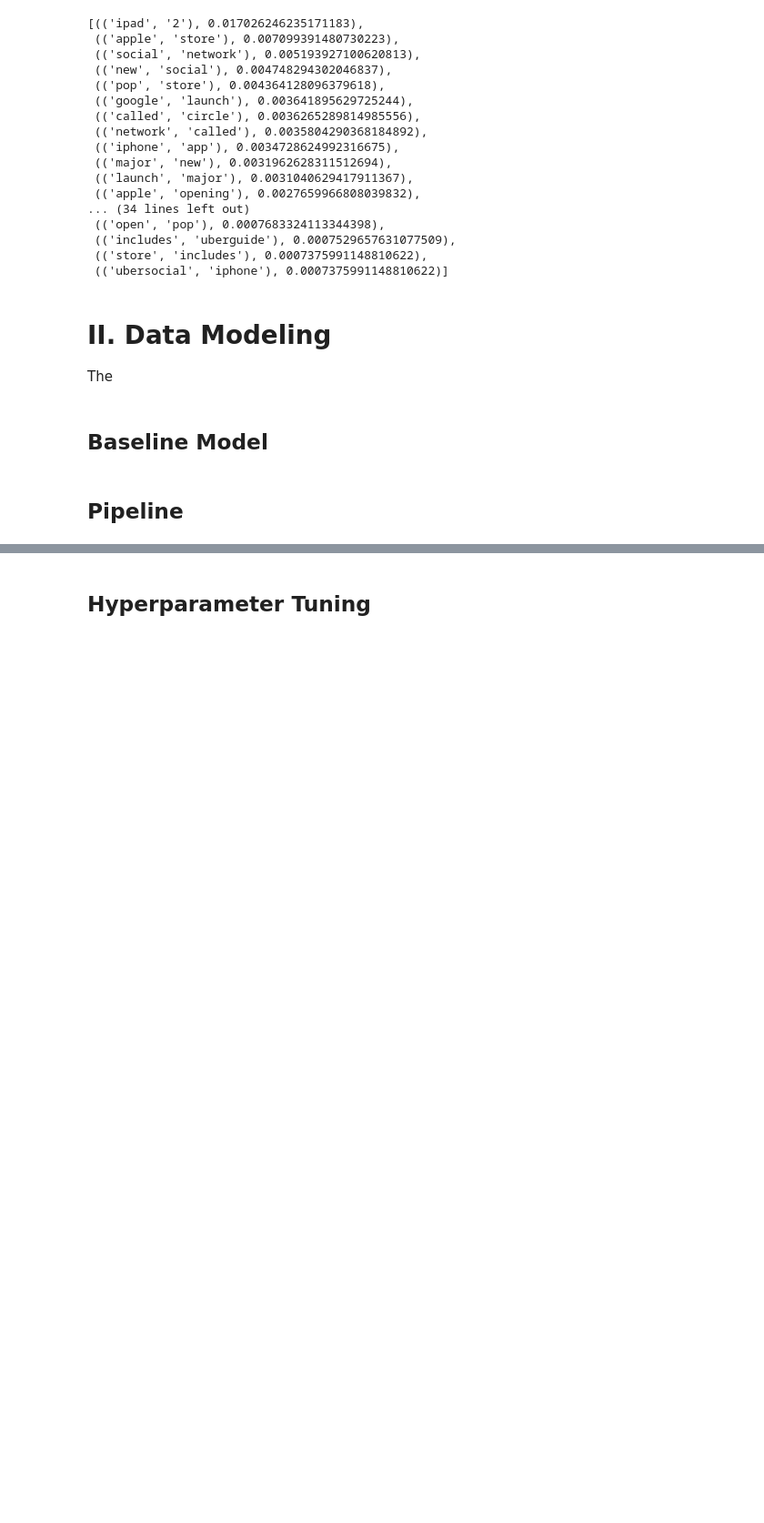
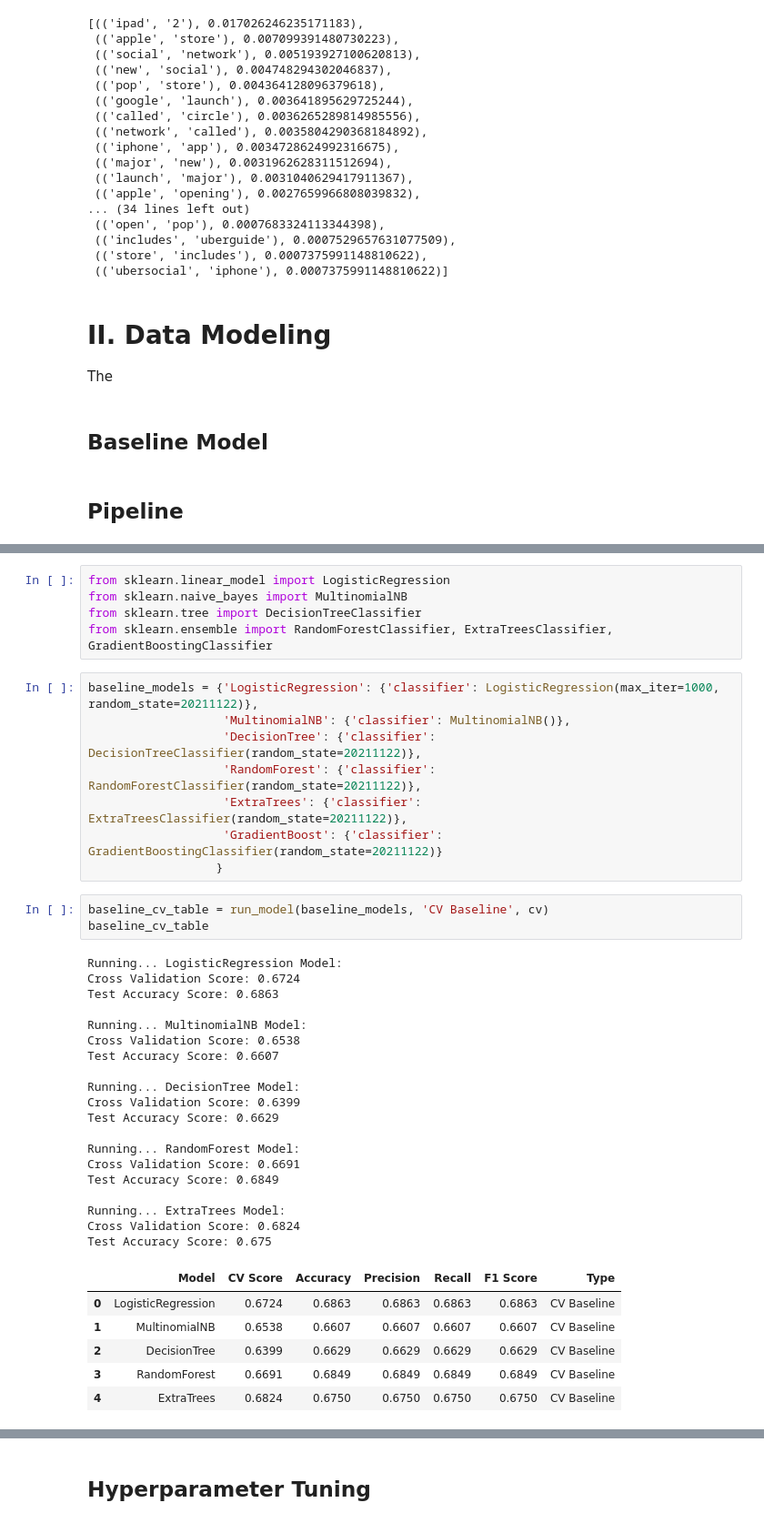
Before and after one commit to czarina-ds/Twitter-Sentiment-Analysis, a Jupyter notebook: sxsw-sentiment-analysis.ipynb, the cells around one changed output, grey strips where cells are left out. Shown at 91% size. Drawn from its saved outputs; the diff is of its cells as text; blank space fills up the shorter version.

Commit message:
Run the baseline models

```diff
--- a/sxsw-sentiment-analysis.ipynb
+++ b/sxsw-sentiment-analysis.ipynb
@@ -443,0 +509,42 @@ The
+# %%
+from sklearn.linear_model import LogisticRegression
+from sklearn.naive_bayes import MultinomialNB
+from sklearn.tree import DecisionTreeClassifier
+from sklearn.ensemble import RandomForestClassifier, ExtraTreesClassifier, GradientBoostingClassifier
+# %%
+baseline_models = {'LogisticRegression': {'classifier': LogisticRegression(max_iter=1000, random_state=20211122)},
+                   'MultinomialNB': {'classifier': MultinomialNB()},
+                   'DecisionTree': {'classifier': DecisionTreeClassifier(random_state=20211122)},
+                   'RandomForest': {'classifier': RandomForestClassifier(random_state=20211122)},
+                   'ExtraTrees': {'classifier': ExtraTreesClassifier(random_state=20211122)},
+                   'GradientBoost': {'classifier': GradientBoostingClassifier(random_state=20211122)}
+                  }
+# %%
+baseline_cv_table = run_model(baseline_models, 'CV Baseline', cv)
+baseline_cv_table
+# %% [output]
+Running... LogisticRegression Model:
+Cross Validation Score: 0.6724
+Test Accuracy Score: 0.6863
+
+Running... MultinomialNB Model:
+Cross Validation Score: 0.6538
+Test Accuracy Score: 0.6607
+
+Running... DecisionTree Model:
+Cross Validation Score: 0.6399
+Test Accuracy Score: 0.6629
+
+Running... RandomForest Model:
+Cross Validation Score: 0.6691
+Test Accuracy Score: 0.6849
+
+Running... ExtraTrees Model:
+Cross Validation Score: 0.6824
+Test Accuracy Score: 0.675
+|  | Model | CV Score | Accuracy | Precision | Recall | F1 Score | Type |
+| 0 | LogisticRegression | 0.6724 | 0.6863 | 0.6863 | 0.6863 | 0.6863 | CV Baseline |
+| 1 | MultinomialNB | 0.6538 | 0.6607 | 0.6607 | 0.6607 | 0.6607 | CV Baseline |
+| 2 | DecisionTree | 0.6399 | 0.6629 | 0.6629 | 0.6629 | 0.6629 | CV Baseline |
+| 3 | RandomForest | 0.6691 | 0.6849 | 0.6849 | 0.6849 | 0.6849 | CV Baseline |
+| 4 | ExtraTrees | 0.6824 | 0.6750 | 0.6750 | 0.6750 | 0.6750 | CV Baseline |
```
Also changed, not shown: parts of 43 cells of this notebook.
